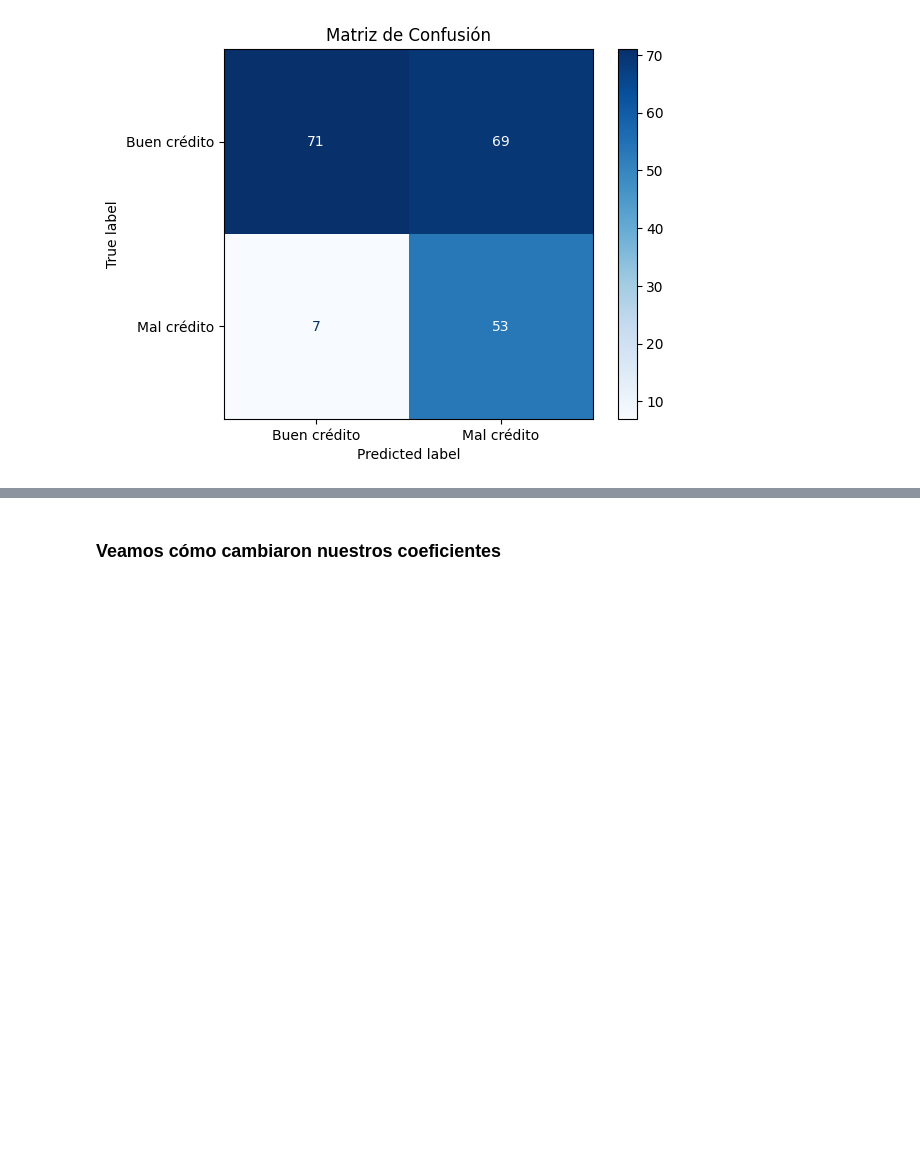
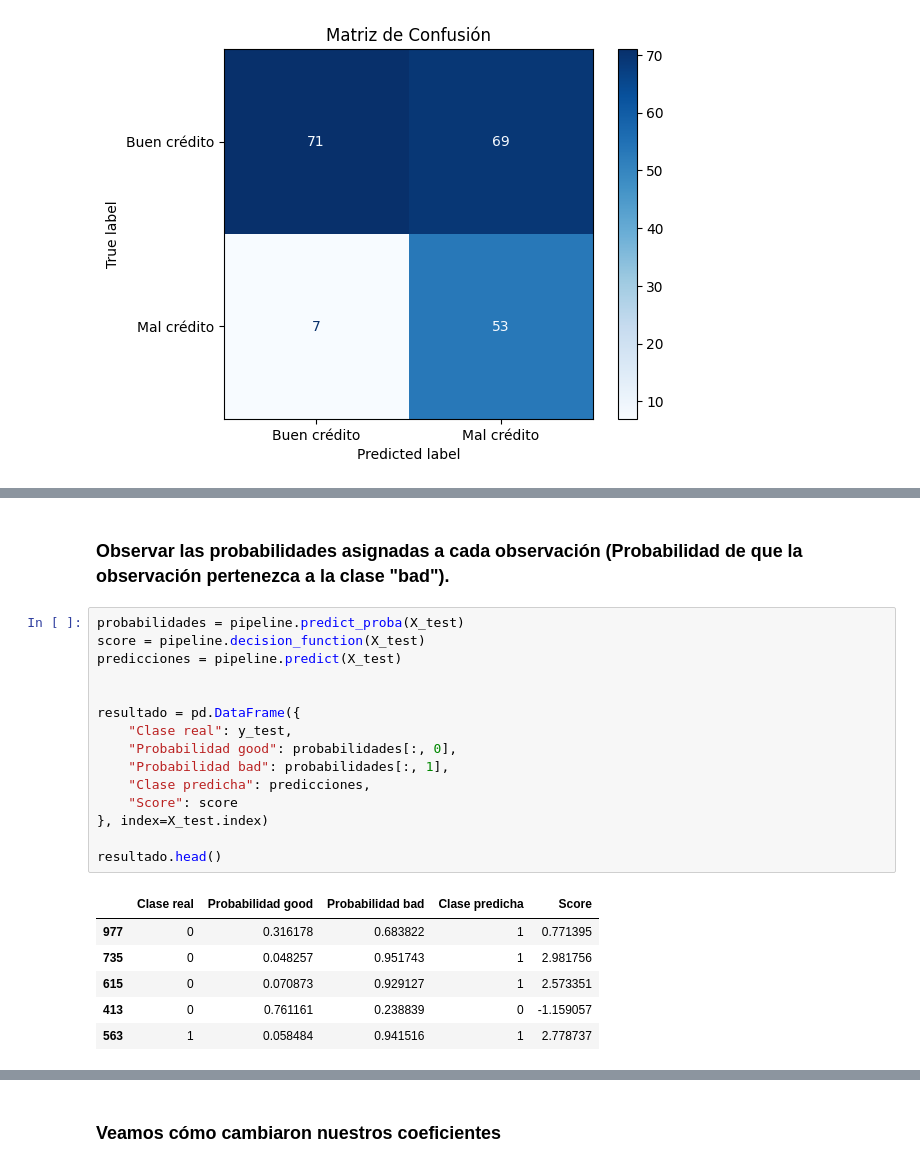
Before and after one commit to camigonzalez-hub/Credit-Risk-Machine-Learning, a Jupyter notebook: Implementacion.ipynb, the cells around one changed output, grey strips where cells are left out. Drawn from its saved outputs; the diff is of its cells as text; blank space fills up the shorter version.

```diff
--- a/Implementacion.ipynb
+++ b/Implementacion.ipynb
@@ -227,0 +205,24 @@ resultado.head()
+# %% [markdown]
+### Observar las probabilidades asignadas a cada observación (Probabilidad de que la observación pertenezca a la clase "bad").
+# %%
+probabilidades = pipeline.predict_proba(X_test)
+score = pipeline.decision_function(X_test)
+predicciones = pipeline.predict(X_test)
+
+
+resultado = pd.DataFrame({
+    "Clase real": y_test,
+    "Probabilidad good": probabilidades[:, 0],
+    "Probabilidad bad": probabilidades[:, 1],
+    "Clase predicha": predicciones,
+    "Score": score
+}, index=X_test.index)
+
+resultado.head()
+# %% [output]
+|  | Clase real | Probabilidad good | Probabilidad bad | Clase predicha | Score |
+| 977 | 0 | 0.316178 | 0.683822 | 1 | 0.771395 |
+| 735 | 0 | 0.048257 | 0.951743 | 1 | 2.981756 |
+| 615 | 0 | 0.070873 | 0.929127 | 1 | 2.573351 |
+| 413 | 0 | 0.761161 | 0.238839 | 0 | -1.159057 |
+| 563 | 1 | 0.058484 | 0.941516 | 1 | 2.778737 |
```
Also changed, not shown: parts of 20 cells of this notebook.
